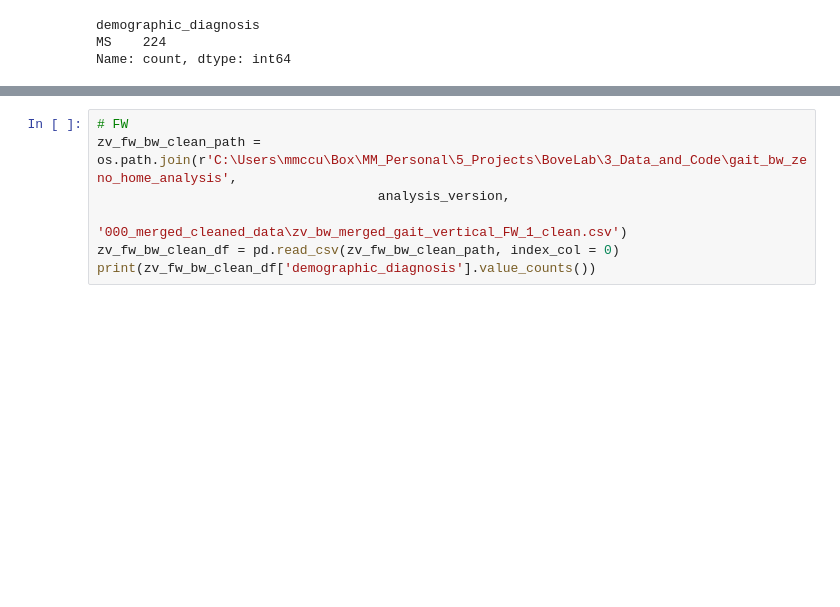
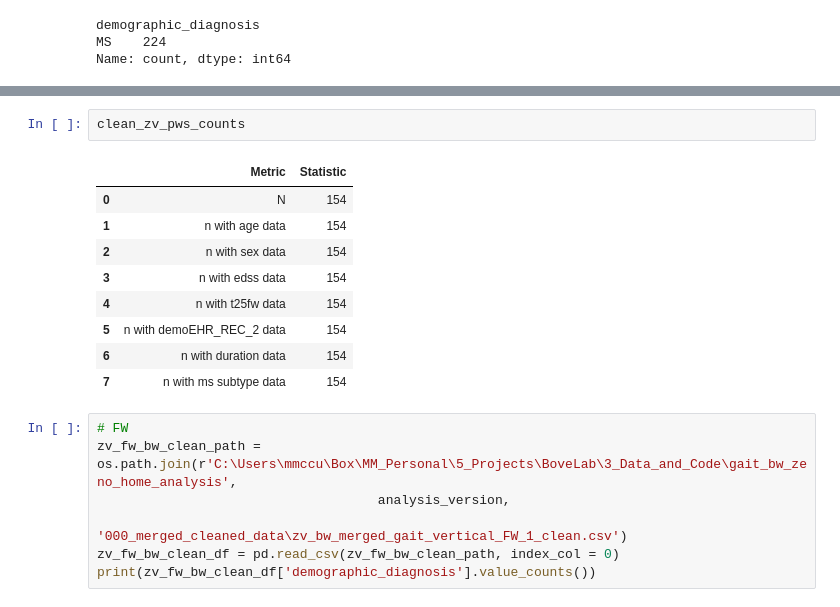
Before and after one commit to UCSF-MSLAB/HomeVideoAnalysis, a Jupyter notebook: megan_sandbox/gait_metric_analysis/004_zeno_home_demographics.ipynb, the cells around one changed output, grey strips where cells are left out. Drawn from its saved outputs; the diff is of its cells as text; blank space fills up the shorter version.

```diff
--- a/megan_sandbox/gait_metric_analysis/004_zeno_home_demographics.ipynb
+++ b/megan_sandbox/gait_metric_analysis/004_zeno_home_demographics.ipynb
@@ -430,3 +479,15 @@ HC df count bw_id rows with data
+# %%
+clean_zv_pws_counts
+# %% [output]
+|  | Metric | Statistic |
+| 0 | N | 154 |
+| 1 | n with age data | 154 |
+| 2 | n with sex data | 154 |
+| 3 | n with edss data | 154 |
+| 4 | n with t25fw data | 154 |
+| 5 | n with demoEHR_REC_2 data | 154 |
+| 6 | n with duration data | 154 |
+| 7 | n with ms subtype data | 154 |
 # %%
 # FW
 zv_fw_bw_clean_path = os.path.join(r'C:\Users\mmccu\Box\MM_Personal\5_Projects\BoveLab\3_Data_and_Code\gait_bw_zeno_home_analysis',
```
Also changed, not shown: parts of 17 cells of this notebook, 5 other files.
